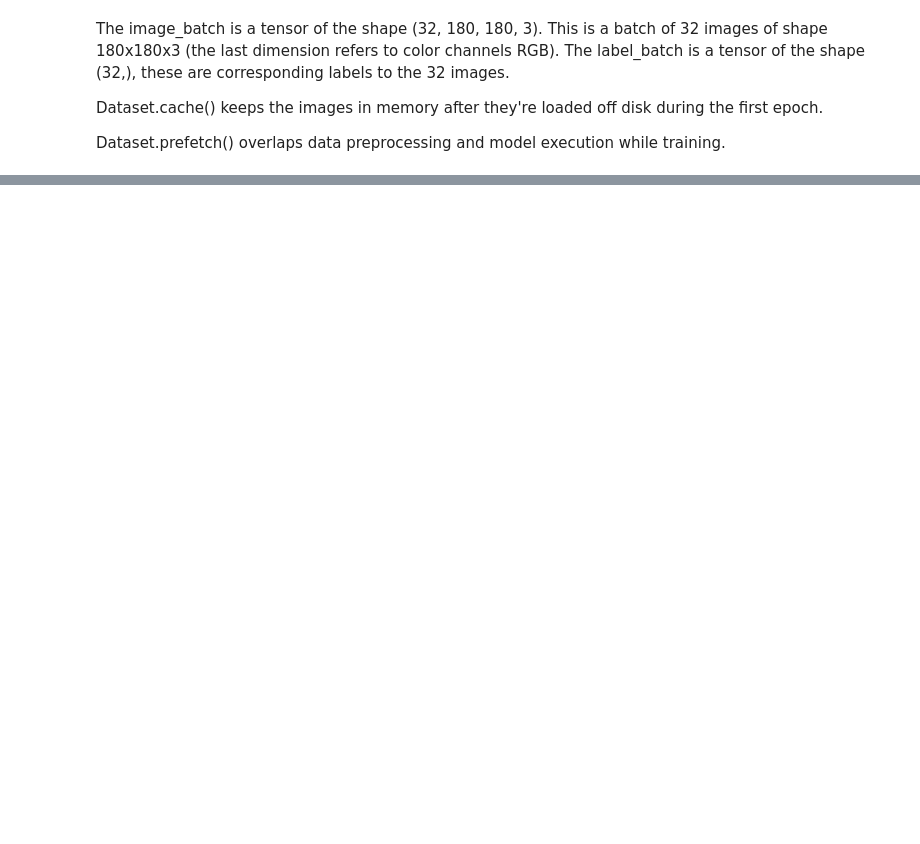
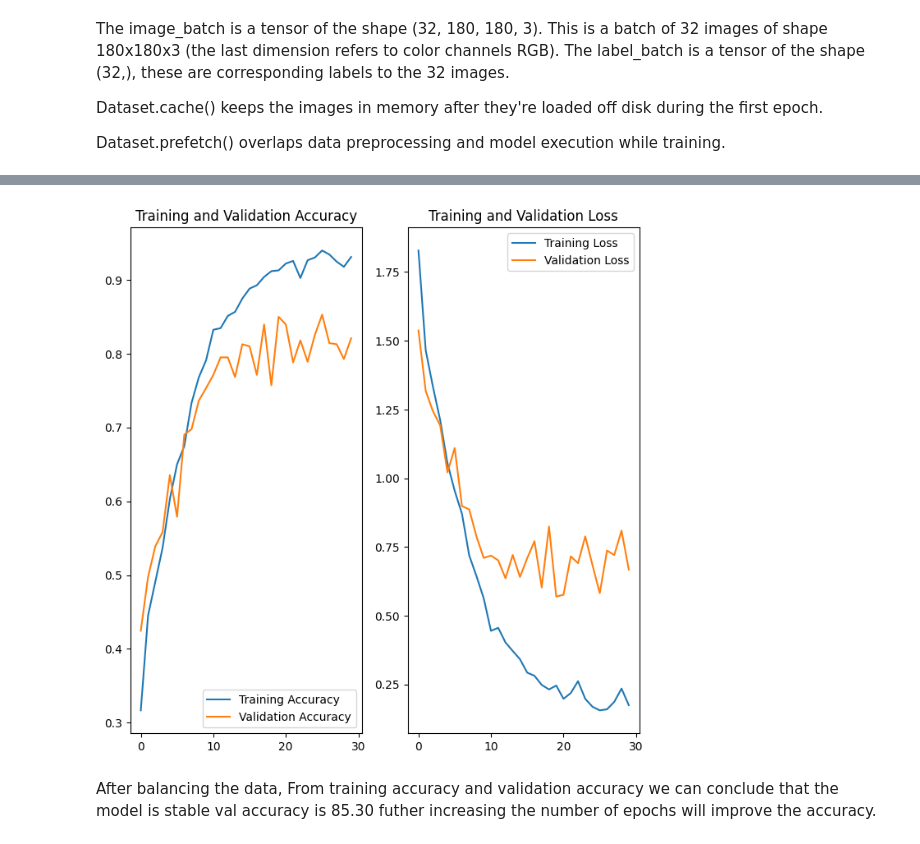
Before and after one commit to slkanthi/MelonamaDetection, a Jupyter notebook: SreeLakshmiKanthi_Singamsetty_nn.ipynb, the cells around one changed output, grey strips where cells are left out. Saved outputs shown, nothing was run; the diff lists cells and outputs as text; code cells hidden in the pictures; blank space fills up the shorter version.

```diff
--- a/SreeLakshmiKanthi_Singamsetty_nn.ipynb
+++ b/SreeLakshmiKanthi_Singamsetty_nn.ipynb
@@ -281,0 +549,8 @@ plt.show()
+# %%
+val_ds = tf.keras.preprocessing.image_dataset_from_directory(
+  data_dir_train,
+  seed=123,
+  validation_split = 0.2,
+  subset = 'validation',
+  image_size=(img_height, img_width),label_mode='categorical',
+  batch_size=batch_size)
@@ -281,0 +605,12 @@ plt.show()
+# %%
+model.compile(optimizer="Adam",loss="categorical_crossentropy",metrics=["accuracy"])
+
+#ModelCheckpoint callback is used in conjunction with training using model.fit() to save a model or weights (in a checkpoint file) at some interval,
+#so the model or weights can be loaded later to continue the training from the state saved.
+checkpoint = ModelCheckpoint("/content/drive/MyDrive/Melonama/model.h5",monitor="val_accuracy",save_best_only=True,mode="auto",verbose=1)
+
+#Stop training when a monitored metric has stopped improving.
+earlystop = EarlyStopping(monitor="val_accuracy",patience=10,mode="auto",verbose=1)
+# %%
+epochs = 30
+history = model.fit(train_ds, validation_data=val_ds, epochs=epochs,callbacks=[checkpoint,earlystop])
@@ -281,0 +635,27 @@ plt.show()
+# %%
+acc = history.history['accuracy']
+val_acc = history.history['val_accuracy']
+
+loss = history.history['loss']
+val_loss = history.history['val_loss']
+
+epochs = 30 #edit here
+epochs_range = range(epochs)
+
+plt.figure(figsize=(8, 8))
+plt.subplot(1, 2, 1)
+plt.plot(epochs_range, acc, label='Training Accuracy')
+plt.plot(epochs_range, val_acc, label='Validation Accuracy')
+plt.legend(loc='lower right')
+plt.title('Training and Validation Accuracy')
+
+plt.subplot(1, 2, 2)
+plt.plot(epochs_range, loss, label='Training Loss')
+plt.plot(epochs_range, val_loss, label='Validation Loss')
+plt.legend(loc='upper right')
+plt.title('Training and Validation Loss')
+plt.show()
+# %% [output]
+[figure, added]
+# %% [markdown]
+After balancing the data, From training accuracy and validation accuracy we can conclude that the model is stable val accuracy is 85.30  futher increasing the number of epochs will improve the accuracy.
```
Also changed, not shown: parts of 48 cells of this notebook.
